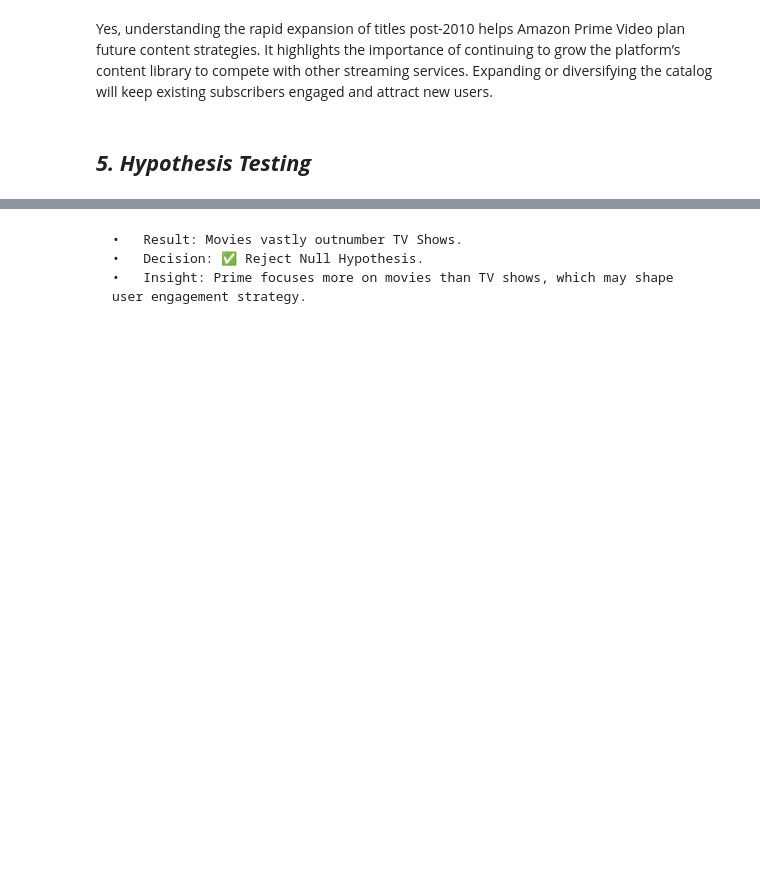
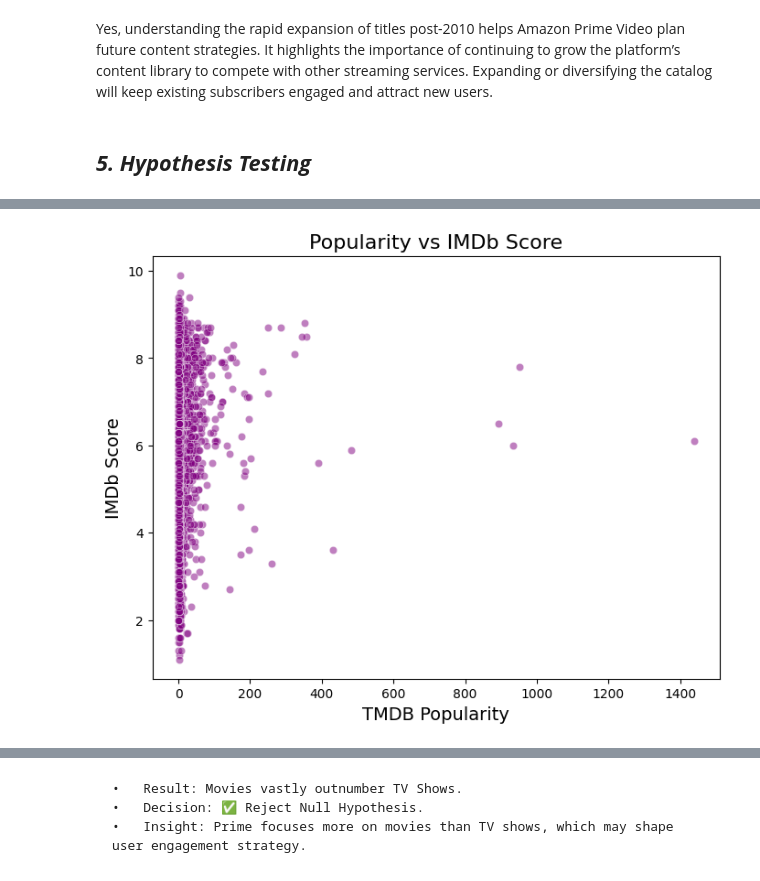
Before and after one commit to Shyam2143/EDA_Prime, a Jupyter notebook: Exploratory_Data_Analysis_of_the_Amazon_Prime_Video_Content_Library.ipynb, the cells around one changed output, grey strips where cells are left out. Drawn from its saved outputs; the diff is of its cells as text; code cells hidden in the pictures; blank space fills up the shorter version.

```diff
--- a/Exploratory_Data_Analysis_of_the_Amazon_Prime_Video_Content_Library.ipynb
+++ b/Exploratory_Data_Analysis_of_the_Amazon_Prime_Video_Content_Library.ipynb
@@ -658,0 +745,16 @@ print(f"Drama count: {drama_count}")
+# %%
+# Create a scatter plot to show the relationship between IMDb score and TMDB popularity
+plt.figure(figsize=(8, 6))
+
+# Scatter plot of TMDB popularity vs IMDb score
+sns.scatterplot(x='tmdb_popularity', y='imdb_score', data=titles_df, alpha=0.5, color='purple')
+
+# Add plot title and labels
+plt.title('Popularity vs IMDb Score', fontsize=16)
+plt.xlabel('TMDB Popularity', fontsize=14)
+plt.ylabel('IMDb Score', fontsize=14)
+
+# Display the plot
+plt.show()
+# %% [output]
+[figure, added]
```
Also changed, not shown: parts of 36 cells of this notebook.
